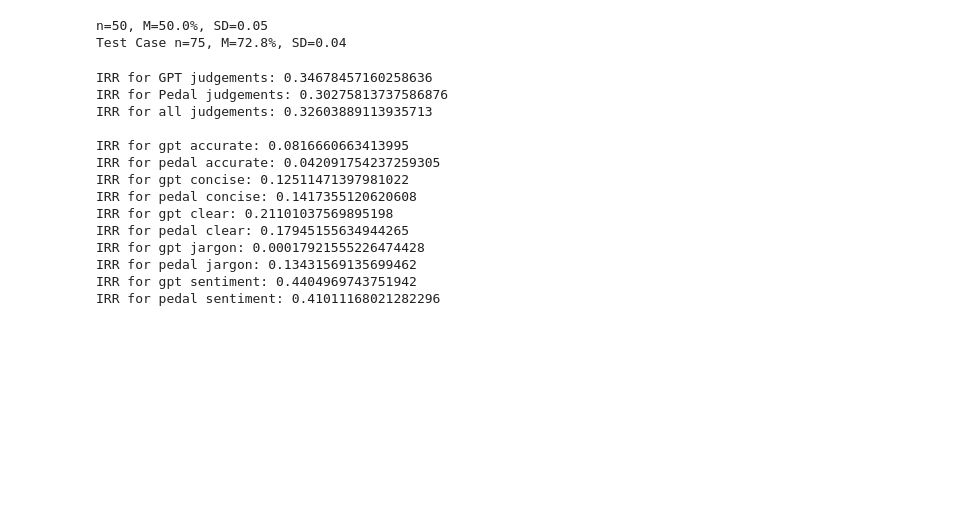
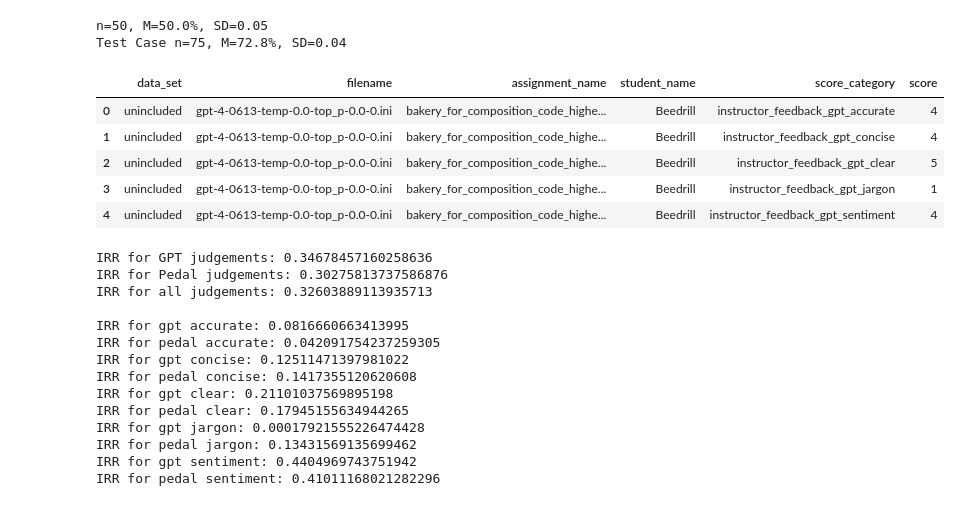
Before and after one commit to THRALLab/pedal-kennel, a Jupyter notebook: examples/chosen_problems_st3-3_as3-3_at1_v1/analysis.ipynb, the cells around one changed output. Saved outputs shown, nothing was run; the diff lists cells and outputs as text; code cells hidden in the pictures; blank space fills up the shorter version.

```diff
--- a/examples/chosen_problems_st3-3_as3-3_at1_v1/analysis.ipynb
+++ b/examples/chosen_problems_st3-3_as3-3_at1_v1/analysis.ipynb
@@ -280,4 +281,23 @@ for file in question_files1:
 
 for file in question_files2:
     add_data(f'{parent_dir}/_feedback_results_include_question2/{file}', 'included_2')
+# %%
+df = pd.DataFrame.from_records([
+    (data_set, filename, assignment_name, student_name, score_category, score)
+    for data_set in data.keys()
+    for filename, file in data[data_set].items()
+    for assignment_name, assignment in file.items()
+    if not assignment_name.startswith('_')
+    for student_name, student in assignment.items()
+    for score_category, score in student.items()
+], columns=['data_set', 'filename', 'assignment_name', 'student_name', 'score_category', 'score'])
+# Show me the dataframe
+df.head()
+# %% [output]
+|  | data_set | filename | assignment_name | student_name | score_category | score |
+| 0 | unincluded | gpt-4-0613-temp-0.0-top_p-0.0-0.ini | bakery_for_composition_code_highe... | Beedrill | instructor_feedback_gpt_accurate | 4 |
+| 1 | unincluded | gpt-4-0613-temp-0.0-top_p-0.0-0.ini | bakery_for_composition_code_highe... | Beedrill | instructor_feedback_gpt_concise | 4 |
+| 2 | unincluded | gpt-4-0613-temp-0.0-top_p-0.0-0.ini | bakery_for_composition_code_highe... | Beedrill | instructor_feedback_gpt_clear | 5 |
+| 3 | unincluded | gpt-4-0613-temp-0.0-top_p-0.0-0.ini | bakery_for_composition_code_highe... | Beedrill | instructor_feedback_gpt_jargon | 1 |
+| 4 | unincluded | gpt-4-0613-temp-0.0-top_p-0.0-0.ini | bakery_for_composition_code_highe... | Beedrill | instructor_feedback_gpt_sentiment | 4 |
 # %%
```
Also changed, not shown: parts of 4 cells of this notebook.
